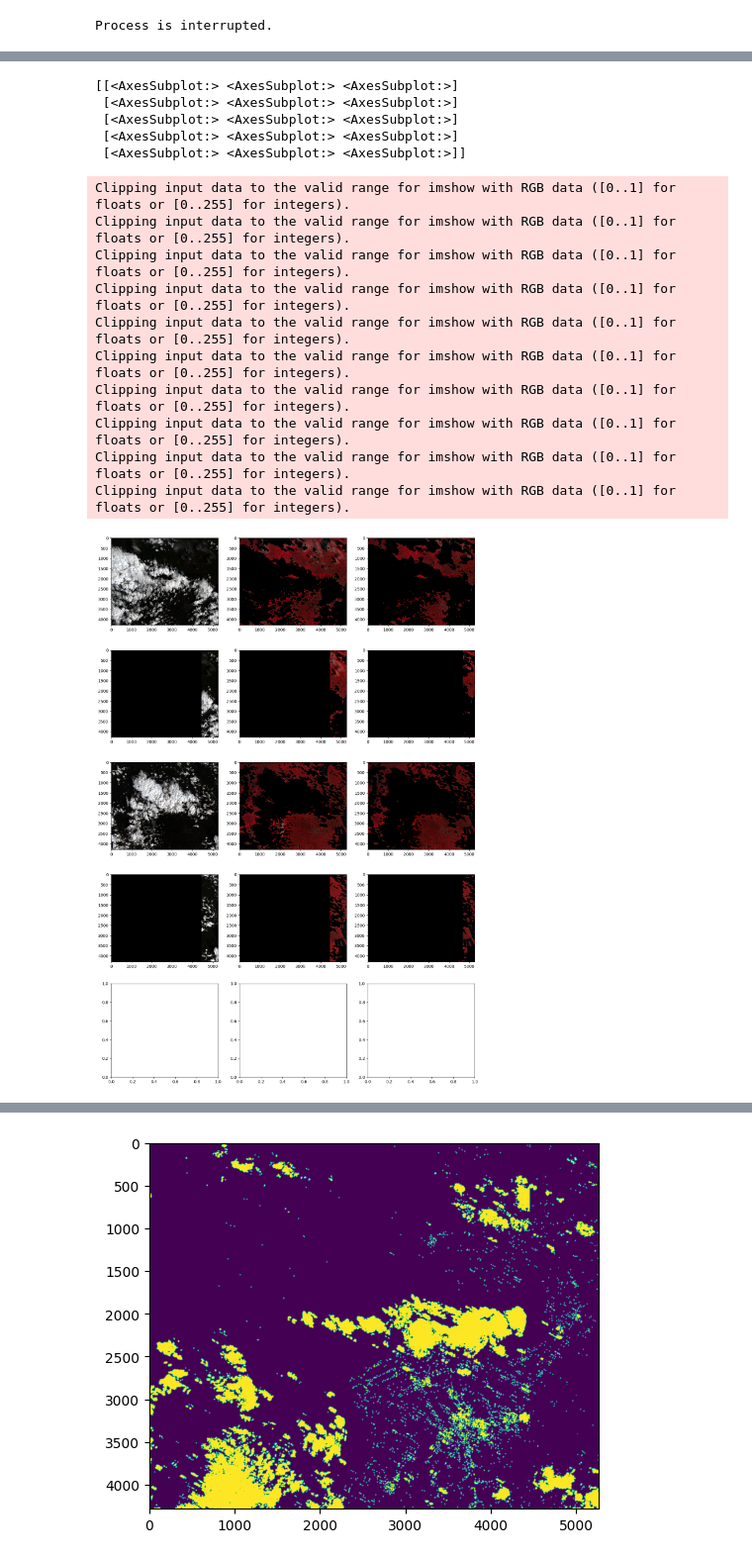
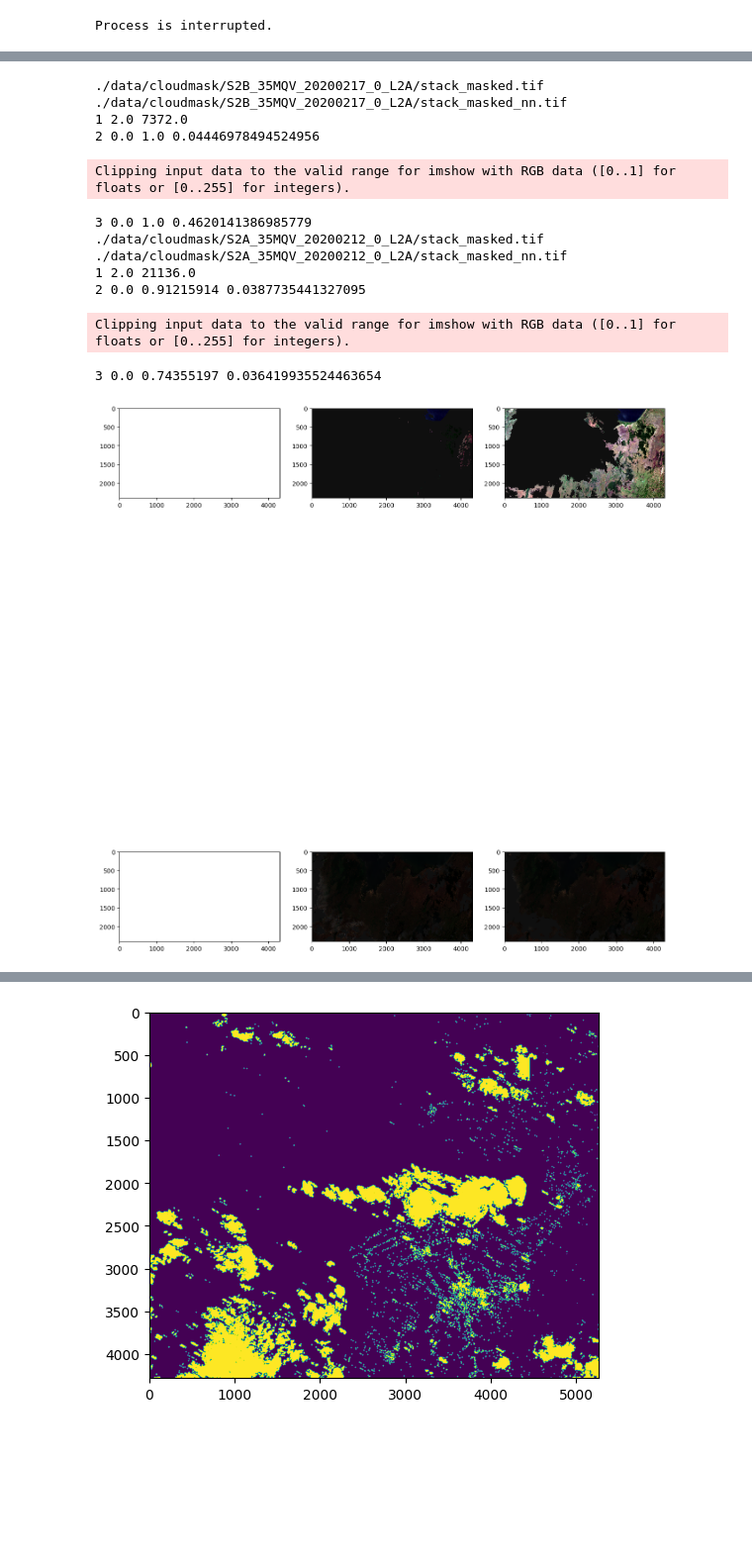
Before and after one commit to caseyslaught/smartcarte-containers, a Jupyter notebook: notebooks/src/TestingCloudMasking.ipynb, the cells around one changed output, grey strips where cells are left out. Shown at 99% size. Drawn from its saved outputs; the diff is of its cells as text; code cells hidden in the pictures; blank space fills up the shorter version.

```diff
--- a/notebooks/src/TestingCloudMasking.ipynb
+++ b/notebooks/src/TestingCloudMasking.ipynb
@@ -2,8 +2,8 @@
 from pystac import ItemCollection
 from pystac_client import Client
 
-#bbox = [29.242740, -0.807347, 29.629208, -0.591585]
-bbox = [29.296298, -1.582263, 29.769293, -1.197520]
+bbox = [29.242740, -0.807347, 29.629208, -0.591585]
+#bbox = [29.296298, -1.582263, 29.769293, -1.197520]
 
 max_cloud_cover = 50
 stac_date_format = '%Y-%m-%dT%H:%M:%SZ'
@@ -77,18 +75,20 @@ for scene in merged_scenes:
 
     scene_dir = f'{dst_dir}/{scene}'
     meta = merged_scenes[scene]['meta']
+    print(meta)
     stack_tif_path = merged_scenes[scene]['stack_tif_path']
+    norm_tif_path = f'{dst_dir}/{scene}/stack_norm.tif'
     masked_tif_path = f'{dst_dir}/{scene}/stack_masked.tif'
     nn_masked_tif_path = f'{dst_dir}/{scene}/stack_masked_nn.tif'
 
-    normalize_tif(stack_tif_path, dst_path=stack_tif_path)
+    normalize_tif(stack_tif_path, dst_path=norm_tif_path)
 
-    apply_nn_cloud_mask(stack_tif_path, meta, nn_masked_tif_path)
-
-    apply_cloud_mask(stack_tif_path, meta, masked_tif_path)
+    apply_nn_cloud_mask(norm_tif_path, meta, nn_masked_tif_path)
+    apply_cloud_mask(norm_tif_path, meta, masked_tif_path)
 
     masked_scenes[scene] = {}
     masked_scenes[scene]['stack_tif_path'] = stack_tif_path
+    masked_scenes[scene]['norm_tif_path'] = norm_tif_path
     masked_scenes[scene]['masked_tif_path'] = masked_tif_path
     masked_scenes[scene]['nn_masked_tif_path'] = nn_masked_tif_path
 # %% [output]
@@ -104,55 +141,55 @@ for scene in merged_scenes:
 # %%
 import matplotlib.pyplot as plt
+import numpy as np
 import rasterio
 
 from common.utilities.visualization import plot_bands
 
 
-
 count = len(masked_scenes.values())
-
-fig, rows = plt.subplots(count+1, 3, figsize=(16, 24))
-print(rows)
-
+fig, rows = plt.subplots(count, 3, figsize=(16, 24))
 
 for i, scene in enumerate(masked_scenes):
 
     row = rows[i]
 
     stack_tif_path = masked_scenes[scene]['stack_tif_path']
     masked_tif_path = masked_scenes[scene]['masked_tif_path']
     nn_masked_tif_path = masked_scenes[scene]['nn_masked_tif_path']
 
+    print(masked_tif_path)
+    print(nn_masked_tif_path)
+
     with rasterio.open(stack_tif_path) as src:
-        stack_tif_data = src.read()
+        stack_tif_data = src.read(masked=True)
 
     with rasterio.open(masked_tif_path) as src:
         masked_tif_data = src.read(masked=True)
 
     with rasterio.open(nn_masked_tif_path) as src:
         masked_nn_tif_data = src.read(masked=True)
 
+    print(1, np.min(stack_tif_data), np.max(stack_tif_data))
+    print(2, np.min(masked_tif_data), np.max(masked_tif_data), np.ma.median(masked_tif_data))
+    print(3, np.min(masked_nn_tif_data), np.max(masked_nn_tif_data), np.ma.median(masked_nn_tif_data))
+
     plot_bands(stack_tif_data, bands=[2, 1, 0], ax=row[0], transpose=True)
-    plot_bands(masked_tif_data * 2.0, bands=[3, 2, 1], ax=row[1], transpose=True)
-    plot_bands(masked_nn_tif_data * 2.0, bands=[3, 2, 1], ax=row[2], transpose=True)
-
+    plot_bands(masked_tif_data, bands=[2, 1, 0], ax=row[1], transpose=True)
+    plot_bands(masked_nn_tif_data, bands=[2, 1, 0], ax=row[2], transpose=True)
 
 plt.show()
 # %% [output]
-[[<AxesSubplot:> <AxesSubplot:> <AxesSubplot:>]
- [<AxesSubplot:> <AxesSubplot:> <AxesSubplot:>]
- [<AxesSubplot:> <AxesSubplot:> <AxesSubplot:>]
- [<AxesSubplot:> <AxesSubplot:> <AxesSubplot:>]
- [<AxesSubplot:> <AxesSubplot:> <AxesSubplot:>]]
+./data/cloudmask/S2B_35MQV_20200217_0_L2A/stack_masked.tif
+./data/cloudmask/S2B_35MQV_20200217_0_L2A/stack_masked_nn.tif
+1 2.0 7372.0
+2 0.0 1.0 0.04446978494524956
 Clipping input data to the valid range for imshow with RGB data ([0..1] for floats or [0..255] for integers).
-Clipping input data to the valid range for imshow with RGB data ([0..1] for floats or [0..255] for integers).
-Clipping input data to the valid range for imshow with RGB data ([0..1] for floats or [0..255] for integers).
-Clipping input data to the valid range for imshow with RGB data ([0..1] for floats or [0..255] for integers).
-Clipping input data to the valid range for imshow with RGB data ([0..1] for floats or [0..255] for integers).
-Clipping input data to the valid range for imshow with RGB data ([0..1] for floats or [0..255] for integers).
-Clipping input data to the valid range for imshow with RGB data ([0..1] for floats or [0..255] for integers).
-Clipping input data to the valid range for imshow with RGB data ([0..1] for floats or [0..255] for integers).
-Clipping input data to the valid range for imshow with RGB data ([0..1] for floats or [0..255] for integers).
-Clipping input data to the valid range for imshow with RGB data ([0..1] for floats or [0..255] for integers).
+3 0.0 1.0 0.4620141386985779
+./data/cloudmask/S2A_35MQV_20200212_0_L2A/stack_masked.tif
+./data/cloudmask/S2A_35MQV_20200212_0_L2A/stack_masked_nn.tif
+1 2.0 21136.0
+2 0.0 0.91215914 0.0387735441327095
+Clipping input data to the valid range for imshow with RGB data ([0..1] for floats or [0..255] for integers).
+3 0.0 0.74355197 0.036419935524463654
-[figure, old version]
+[figure, new version]
 # %%
```
Also changed, not shown: parts of 5 cells of this notebook, 5 other files.
